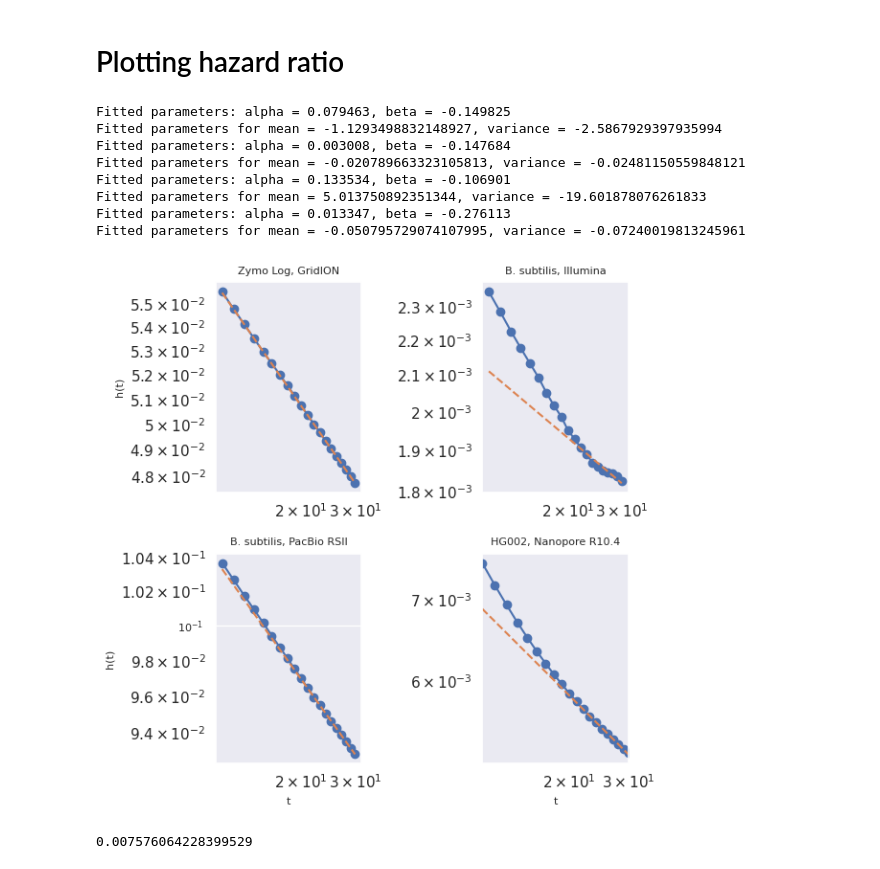
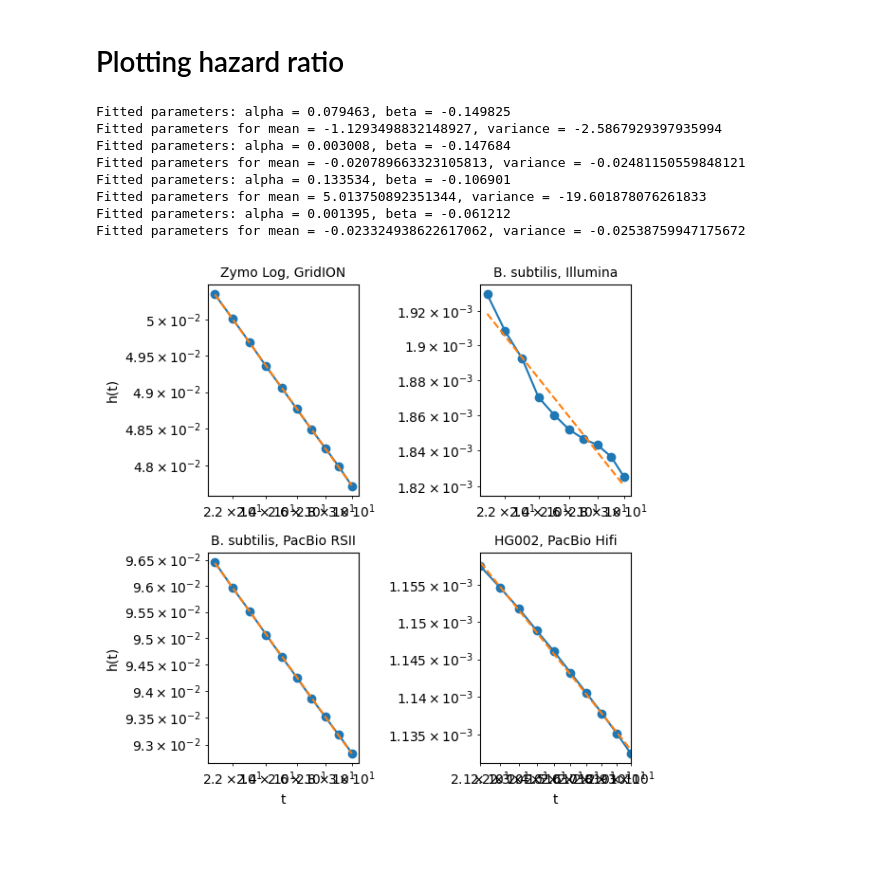
Before and after one commit to GZHoffie/skiver-test, a Jupyter notebook: experiments/counting_error_free_kmers/plot_results.ipynb, the cells around one changed output. Drawn from its saved outputs; the diff is of its cells as text; code cells hidden in the pictures.

```diff
--- a/experiments/counting_error_free_kmers/plot_results.ipynb
+++ b/experiments/counting_error_free_kmers/plot_results.ipynb
@@ -400,7 +555,7 @@ from scipy.optimize import curve_fit
 import seaborn as sns
 
 # Set seaborn style
-sns.set(style="darkgrid")
+#sns.set(style="whitegrid")
 
 # Define the function to fit
 def fit_function_beta(i, alpha, beta):
@@ -413,28 +568,32 @@ def fit_function_exp(i, a, b):
     return a * (i ** b)
 
 def fit_function_gamma(i, alpha, beta):
-    return (alpha * beta) / (1 + beta * i)
+    return 1 - ((beta + i) / (beta + i + 1)) ** alpha
+
+def fit_function_discrete_weibull(i, l, k):
+    return 1 - np.exp(-l * ((i+1) ** k - i ** k))
 
 
 kmer_hit_rate_csv = [
     "../../output/zymo/ERR3152366.matched_kmers.csv",
     "../../output/zymo/ERR2935851_trim_ref.matched_kmers.csv",
     "../../output/zymo/SRR7498042_ref.matched_kmers.csv",
-    "../../output/human/HG002.bam.tmp.0000.matched_kmers.csv"
+    "../../output/human/HG002_hifi.bam.tmp.0000.matched_kmers.csv"
 ]
 
 labels = [
     "Zymo Log, GridION",
     "B. subtilis, Illumina",
     "B. subtilis, PacBio RSII",
-    "HG002, Nanopore R10.4",
+    "HG002, PacBio Hifi",
 ]
 
 # Plot in 3 separate figures, the hazard ratio and the predicted k-mer hit rate.
 # The hazard ratio is calculated by matched_kmers(k) / matched_kmers(k-1)
 font_size = 8  # Set a common font size for labels and titles
-hazard_ratio_plot_range = range(11, 31)
+hazard_ratio_plot_range = range(21, 31)
 hazard_ratio_estimate_range = range(21, 31)
+
 fig, axes = plt.subplots(2, 2, figsize=(6, 6))
 axes = axes.flatten()
 
@@ -456,41 +615,37 @@ for i in range(len(kmer_hit_rate_csv)):
     print(f"Fitted parameters: alpha = {alpha:.6f}, beta = {bet:.6f}")
 
     mean = alpha / (alpha + bet)
     variance = alpha * bet / ((alpha + bet)**2 * (alpha + bet + 1))
     print(f"Fitted parameters for mean = {mean}, variance = {variance}")
     axes[i].set_yscale('log')
     axes[i].set_xscale('log')
 
     axes[i].plot(hazard_ratio_plot_range, hazard_ratio_plot, marker='o', label='Observed Hazard Ratio', color='C0')
     fitted_hazard_ratios = [fit_function_exp(t, alpha, bet) for t in hazard_ratio_plot_range]
     axes[i].plot(hazard_ratio_plot_range, fitted_hazard_ratios, linestyle='--', label=f'Fitted Curve', color='C1')
 
-    axes[i].tick_params(axis='both', labelsize=font_size)
+    axes[i].tick_params(axis='both')
 
-    axes[i].set_title(labels[i], fontsize=font_size)
+    axes[i].set_title(labels[i], fontsize=10)
     if i >= 2:
-        axes[i].set_xlabel('t', fontsize=font_size)
+        axes[i].set_xlabel('t')
     if i % 2 == 0:
-        axes[i].set_ylabel('h(t)', fontsize=font_size)
+        axes[i].set_ylabel('h(t)')
     #axes[i].legend()
 
 
 plt.tight_layout()
 
 plt.xlim(hazard_ratio_plot_range.start, hazard_ratio_plot_range.stop - 1)
 plt.show()
 #plt.ylim(0, 0.05)
 # %% [output]
 Fitted parameters: alpha = 0.079463, beta = -0.149825
 Fitted parameters for mean = -1.1293498832148927, variance = -2.5867929397935994
 Fitted parameters: alpha = 0.003008, beta = -0.147684
 Fitted parameters for mean = -0.020789663323105813, variance = -0.02481150559848121
 Fitted parameters: alpha = 0.133534, beta = -0.106901
 Fitted parameters for mean = 5.013750892351344, variance = -19.601878076261833
-Fitted parameters: alpha = 0.013347, beta = -0.276113
-Fitted parameters for mean = -0.050795729074107995, variance = -0.07240019813245961
+Fitted parameters: alpha = 0.001395, beta = -0.061212
+Fitted parameters for mean = -0.023324938622617062, variance = -0.02538759947175672
-[figure, old version]
+[figure, new version]
-# %%
-0.500103 / (0.500103+65.510821)
-# %% [output]
-0.007576064228399529
```
Also changed, not shown: parts of 6 cells of this notebook, 11 other files.
